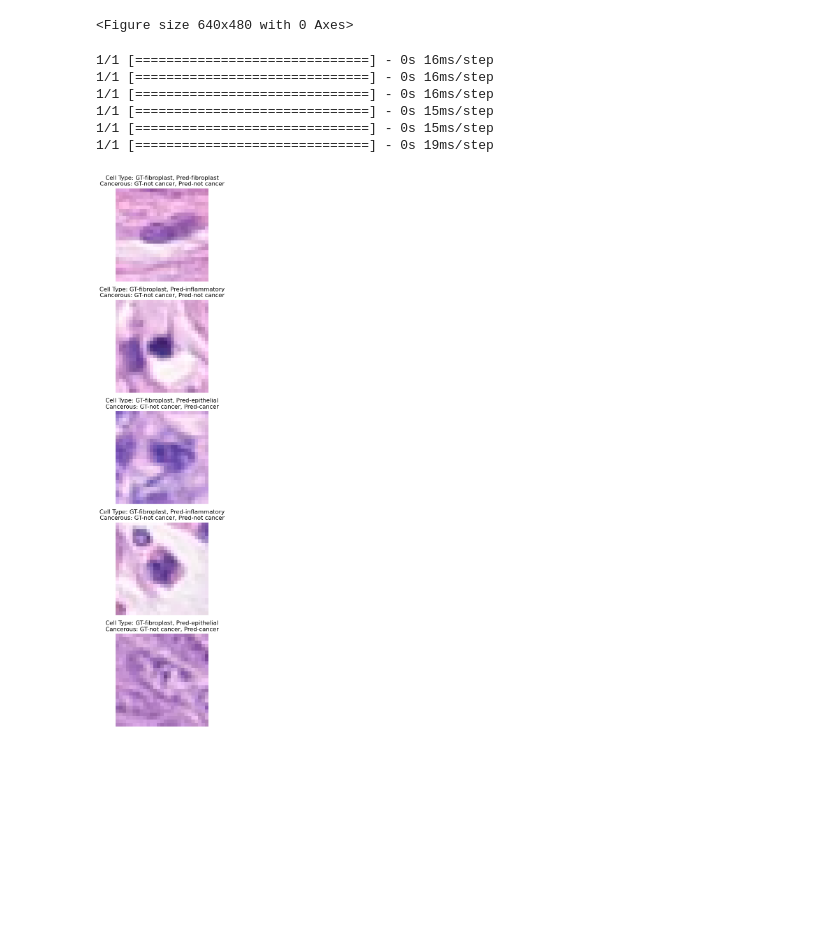
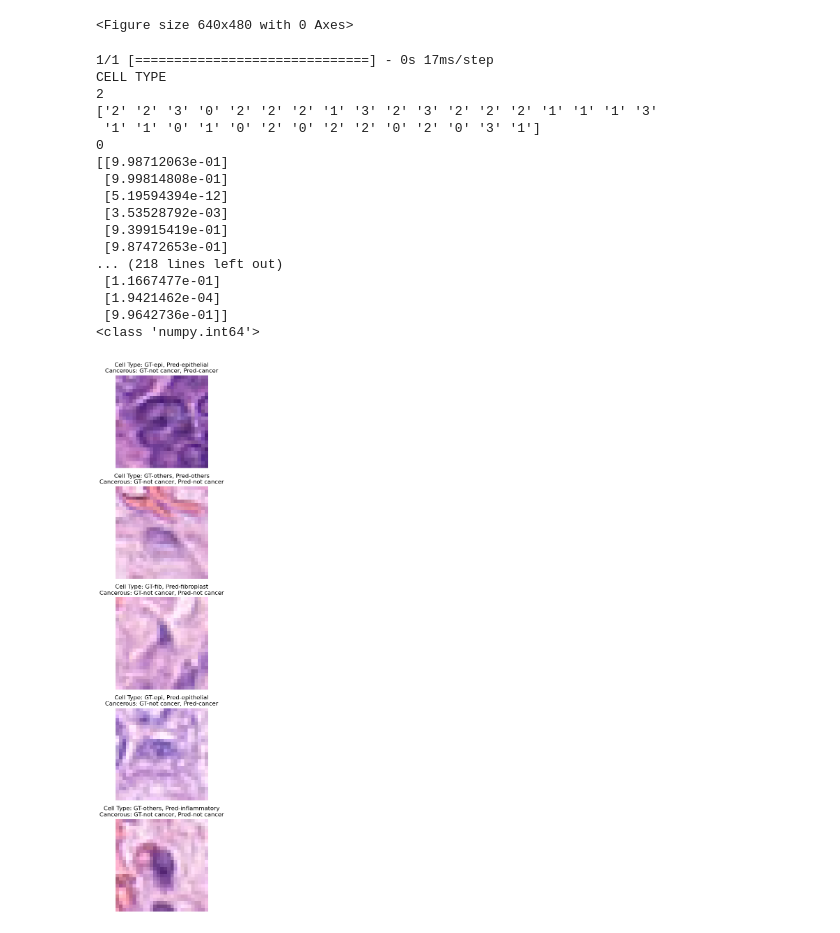
Before and after one commit to s3945693/Image_classification_data, a Jupyter notebook: ml2.ipynb, the cells around one changed output. Saved outputs shown, nothing was run; the diff lists cells and outputs as text; code cells hidden in the pictures; blank space fills up the shorter version.

```diff
--- a/ml2.ipynb
+++ b/ml2.ipynb
@@ -611,6 +611,8 @@ fig.show()
 <Figure size 640x480 with 0 Axes>
 # %%
 label_names = {'fibroplast' : 0, 'inflammatory' : 1, 'epithelial' : 2, 'others' : 3}
+lnAMAZING = ['fib', 'inflam', 'epi', 'others']
+lTry = {"0": 'fib', "1": 'inflam', "2": 'epi', "3": 'others'}
 cncNames = {0: 'no cancer', 1: 'cancer'}
 def visualize_results(model, test_data, label_names, num_images=5):
 
@@ -620,39 +622,59 @@ def visualize_results(model, test_data, label_names, num_images=5):
     # Create a figure to display the images
     plt.figure(figsize=(4, 4 * num_images))
 
     # Iterate over the batches in the test data
     for i, (x, y) in enumerate(test_data):
         # Make predictions on the batch
         y_hat = model.predict(x)
         # Extract the cancerous GT value
         cancerous_gt = y[1][0][0]
+        #print(y)
+        # Plot the first image in the batch
+        print("CELL TYPE")
+        print(y[0][0])
+        print(y[0])
+        print(np.argmax(y[0][0]))
 
-        # Plot the first image in the batch
+
+        print(y_hat[1])
+        print(type(np.argmax(y_hat[0][0])))
         if i < num_images:
             plt.subplot(num_images, 1, i + 1)
             plt.imshow(x[0])
             OMG = 'not cancer'
             if y_hat[1][0][0] > 0.5:
                 OMG = 'cancer'
             if cancerous_gt == 1:
                 cancerous_gt = 'cancer'
             else:
                 cancerous_gt = 'not cancer'
+
             plt.title("Cell Type: GT-{}, Pred-{}\nCancerous: GT-{}, Pred-{}".format(
-                label_names_inv[np.argmax(y[0][0])], label_names_inv[np.argmax(y_hat[0][0])],
+                lTry[str(y[0][0])], label_names_inv[np.argmax(y_hat[0][0])],
                 cancerous_gt, OMG
             ))
             plt.axis('off')
         else:
             break
 
 
 visualize_results(model_VGG_2, test_generator, label_names)
 # %% [output]
-1/1 [==============================] - 0s 16ms/step
-1/1 [==============================] - 0s 16ms/step
-1/1 [==============================] - 0s 16ms/step
-1/1 [==============================] - 0s 15ms/step
-1/1 [==============================] - 0s 15ms/step
-1/1 [==============================] - 0s 19ms/step
+1/1 [==============================] - 0s 17ms/step
+CELL TYPE
+2
+['2' '2' '3' '0' '2' '2' '2' '1' '3' '2' '3' '2' '2' '2' '1' '1' '1' '3'
+ '1' '1' '0' '1' '0' '2' '0' '2' '2' '0' '2' '0' '3' '1']
+0
+[[9.98712063e-01]
+ [9.99814808e-01]
+ [5.19594394e-12]
+ [3.53528792e-03]
+ [9.39915419e-01]
+ [9.87472653e-01]
+... (218 lines left out)
+ [1.1667477e-01]
+ [1.9421462e-04]
+ [9.9642736e-01]]
+<class 'numpy.int64'>
-[figure, old version]
+[figure, new version]
```
